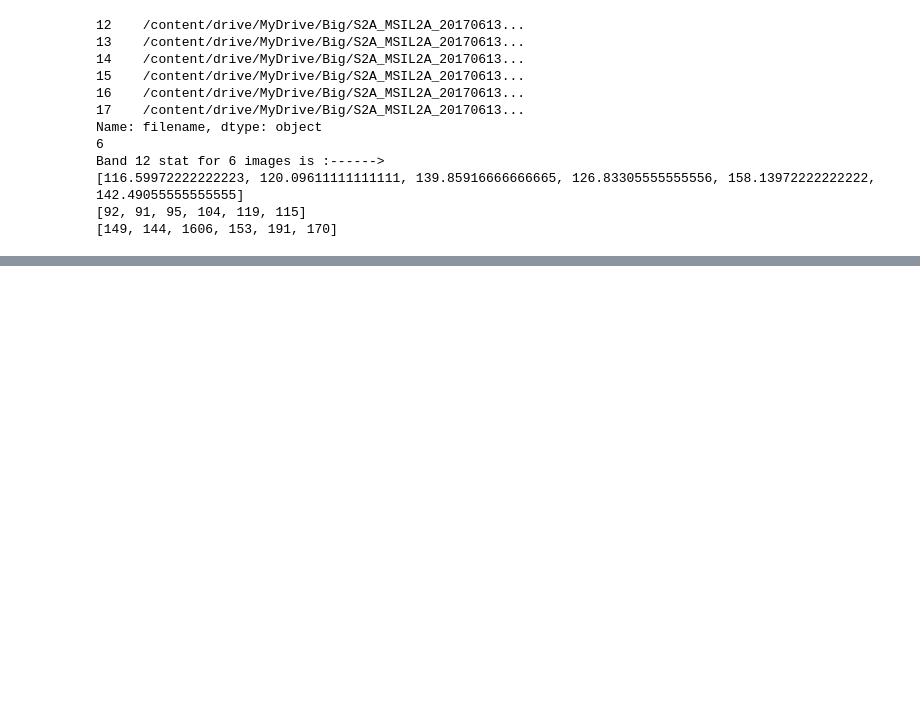
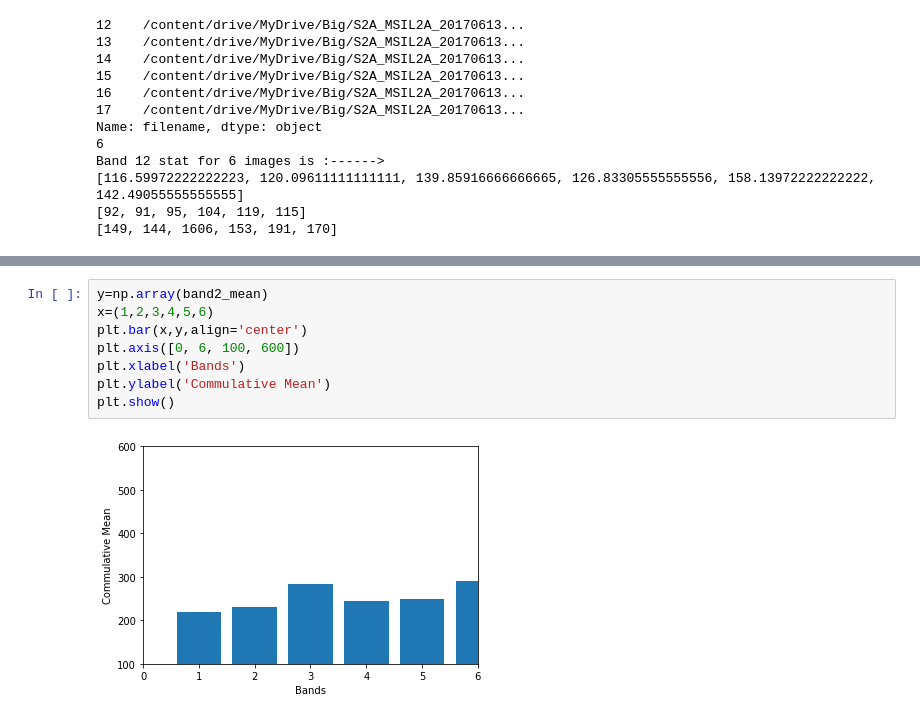
Before and after one commit to BRIJNANDA1979/CNN-Sentinel, a Jupyter notebook: Understand_band_data_info_using_histogram_and_classifying_pixel_values.ipynb, the cells around one changed output, grey strips where cells are left out. Drawn from its saved outputs; the diff is of its cells as text; blank space fills up the shorter version.

```diff
--- a/Understand_band_data_info_using_histogram_and_classifying_pixel_values.ipynb
+++ b/Understand_band_data_info_using_histogram_and_classifying_pixel_values.ipynb
@@ -728,0 +739,10 @@ Band 12 stat for 6 images is :------>
+# %%
+y=np.array(band2_mean)
+x=(1,2,3,4,5,6)
+plt.bar(x,y,align='center')
+plt.axis([0, 6, 100, 600])
+plt.xlabel('Bands')
+plt.ylabel('Commulative Mean')
+plt.show()
+# %% [output]
+[figure, added]
```
Also changed, not shown: parts of 5 cells of this notebook.
